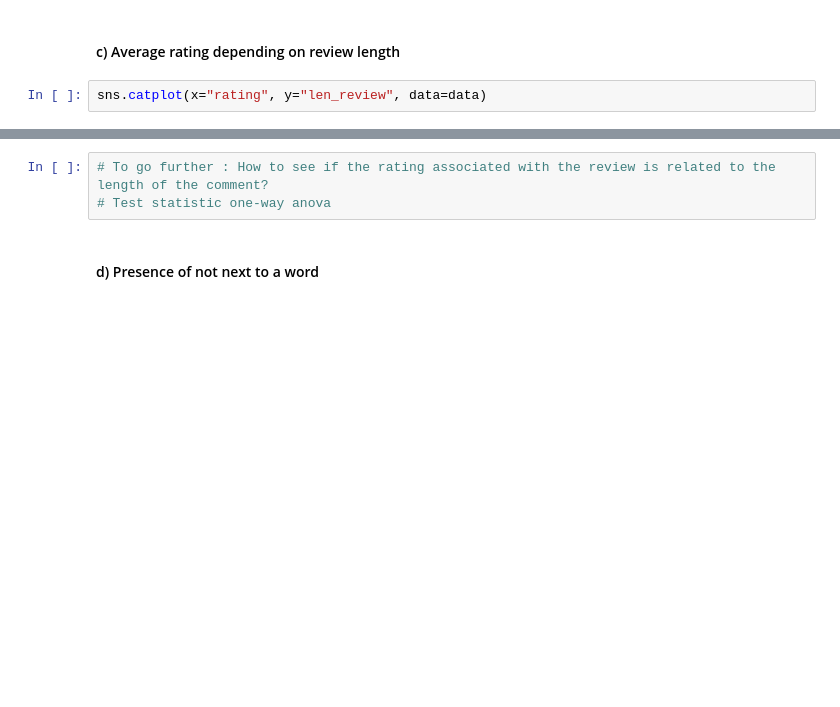
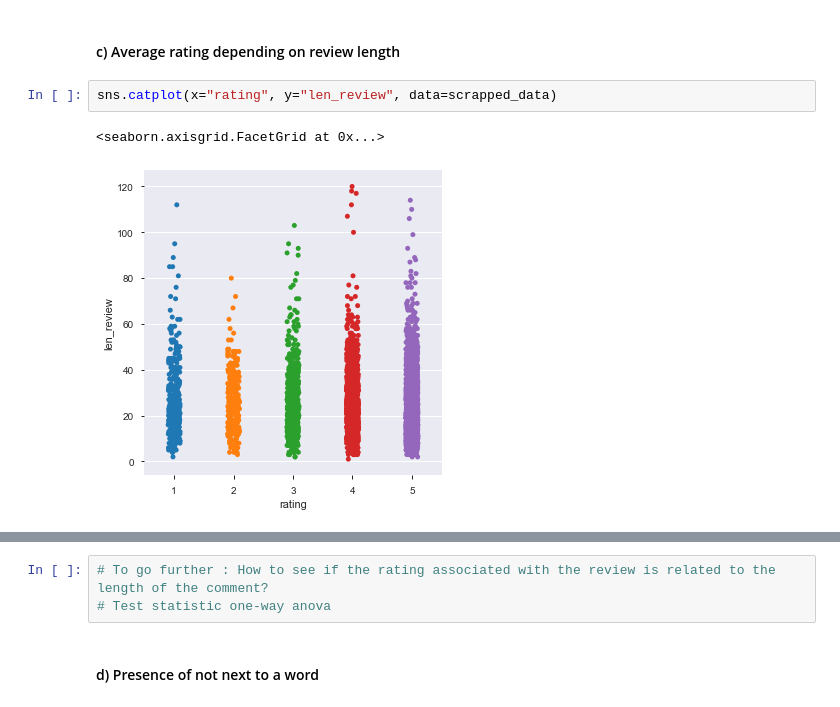
Before and after one commit to xNJL/Project-Capgemini, a Jupyter notebook: hw_session_2/ex_cleaning_session_2vSarah.ipynb, the cells around one changed output, grey strips where cells are left out. Drawn from its saved outputs; the diff is of its cells as text; blank space fills up the shorter version.

```diff
--- a/hw_session_2/ex_cleaning_session_2vSarah.ipynb
+++ b/hw_session_2/ex_cleaning_session_2vSarah.ipynb
@@ -229,7 +229,10 @@ plt.show()
 # %% [markdown]
 #### c) Average rating depending on review length
 # %%
-sns.catplot(x="rating", y="len_review", data=data)
+sns.catplot(x="rating", y="len_review", data=scrapped_data)
+# %% [output]
+<seaborn.axisgrid.FacetGrid at 0x...>
+[figure, added]
 # %%
 scrapped_data.groupby("len_review").mean()
 # %% [output]
```
Also changed, not shown: parts of 20 cells of this notebook.
